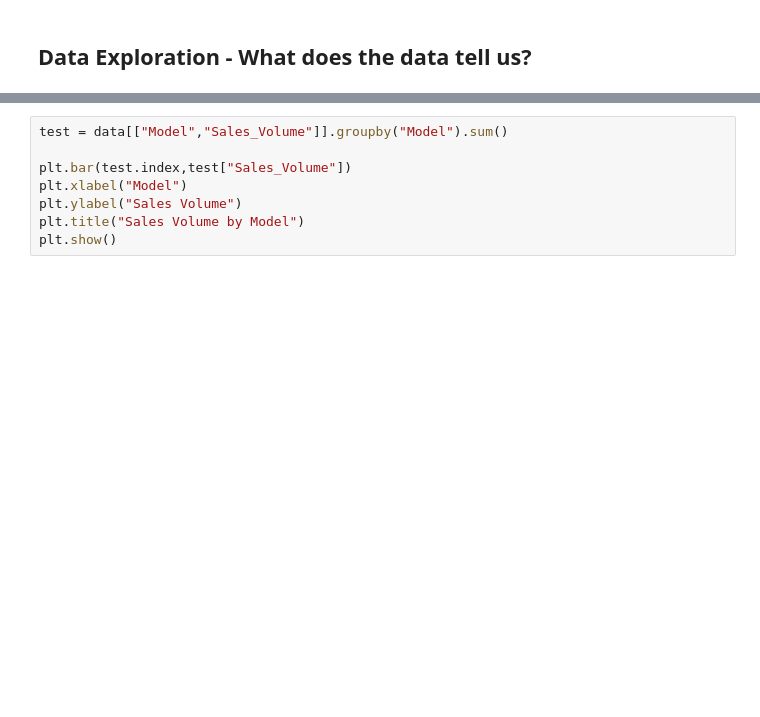
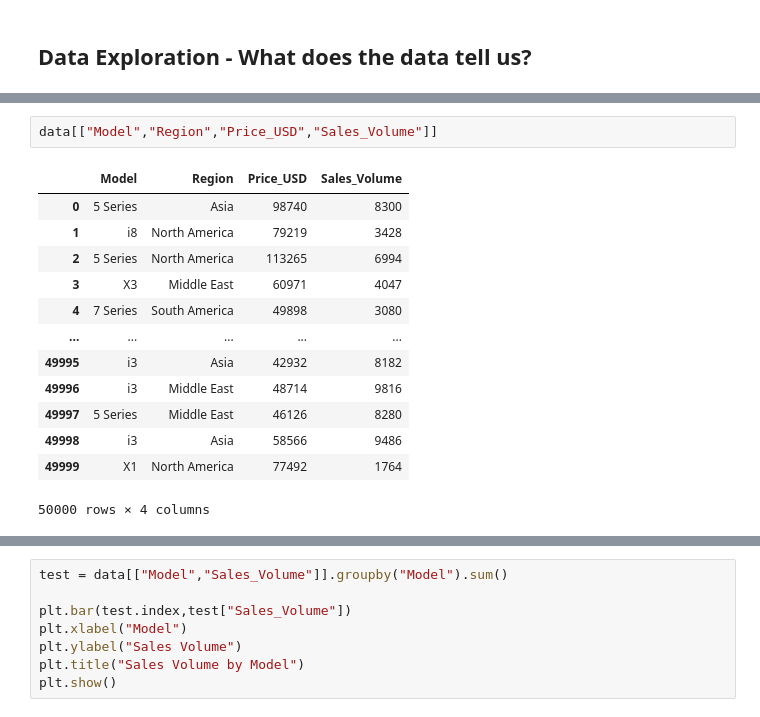
Before and after one commit to VithushanE/BMWWorldWideSales, a Jupyter notebook: BMWSales.ipynb, the cells around one changed output, grey strips where cells are left out. Drawn from its saved outputs; the diff is of its cells as text; blank space fills up the shorter version.

```diff
--- a/BMWSales.ipynb
+++ b/BMWSales.ipynb
@@ -30,3 +30,19 @@ data.head(20)
 | 17 | M5 | 2017 | North America | Red | Diesel | Automatic | 2.6 | 86900 | 81934 | ... |
 | 18 | 5 Series | 2017 | North America | Silver | Electric | Manual | 3.1 | 57843 | 111326 | ... |
 | 19 | X5 | 2012 | Africa | Blue | Electric | Manual | 3.8 | 142243 | 82677 | ... |
+# %%
+data[["Model","Region","Price_USD","Sales_Volume"]]
+# %% [output]
+|  | Model | Region | Price_USD | Sales_Volume |
+| 0 | 5 Series | Asia | 98740 | 8300 |
+| 1 | i8 | North America | 79219 | 3428 |
+| 2 | 5 Series | North America | 113265 | 6994 |
+| 3 | X3 | Middle East | 60971 | 4047 |
+| 4 | 7 Series | South America | 49898 | 3080 |
+| ... | ... | ... | ... | ... |
+| 49995 | i3 | Asia | 42932 | 8182 |
+| 49996 | i3 | Middle East | 48714 | 9816 |
+| 49997 | 5 Series | Middle East | 46126 | 8280 |
+| 49998 | i3 | Asia | 58566 | 9486 |
+| 49999 | X1 | North America | 77492 | 1764 |
+50000 rows × 4 columns
```
Also changed, not shown: parts of 5 cells of this notebook.
